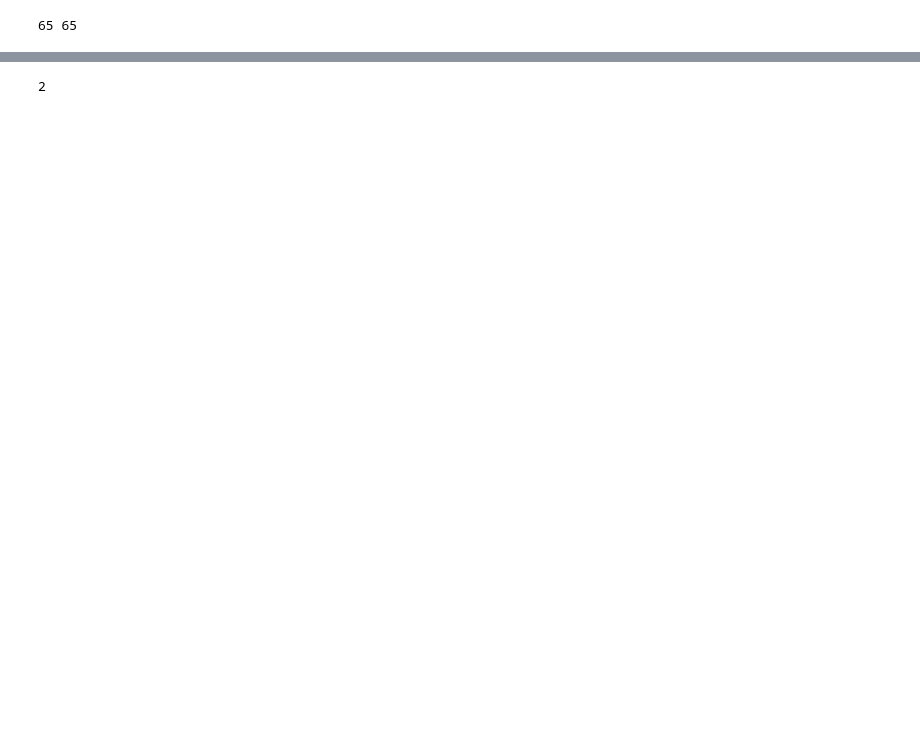
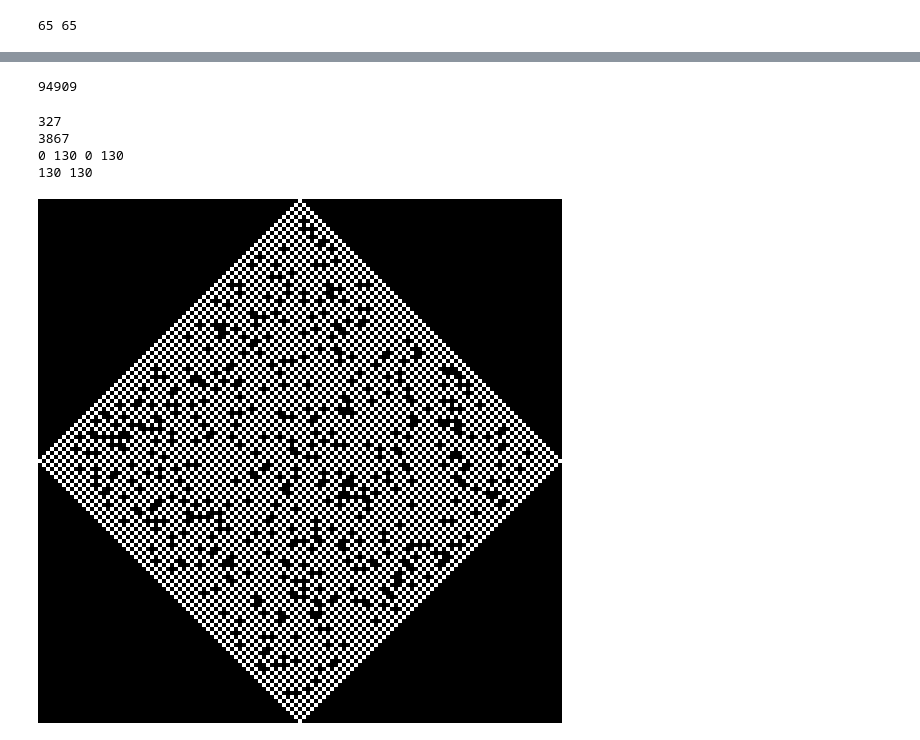
Before and after one commit to rhdeck/aoc-2023, a Jupyter notebook: 21/21.ipynb, the cells around one changed output, grey strips where cells are left out. Saved outputs shown, nothing was run; the diff lists cells and outputs as text; code cells hidden in the pictures; blank space fills up the shorter version.

```diff
--- a/21/21.ipynb
+++ b/21/21.ipynb
@@ -211,4 +137,21 @@ sum of positions 508383
-# %%
--4 % 3
-# %% [output]
-2
+# %%
+len(positions)
+# %% [output]
+94909
+# %%
+print(PART2_COUNT)
+box0positions = [position for position in list(set(positions)) if (abs(position[0] - 65) + abs(position[1] - 65)) <= 65]
+print(len(box0positions))
+minx = min([x[0] for x in box0positions])
+maxx = max([x[0] for x in box0positions])
+miny = min([x[1] for x in box0positions])
+maxy = max([x[1] for x in box0positions])
+print(minx, maxx, miny, maxy)
+print(maxx - minx, maxy - miny)
+display(get_img(box0positions, origin=(0,0), height = 131, width =131, scale=4))
+# %% [output]
+327
+3867
+0 130 0 130
+130 130
+[figure, added]
```
Also changed, not shown: parts of 20 cells of this notebook, 1 other file.
